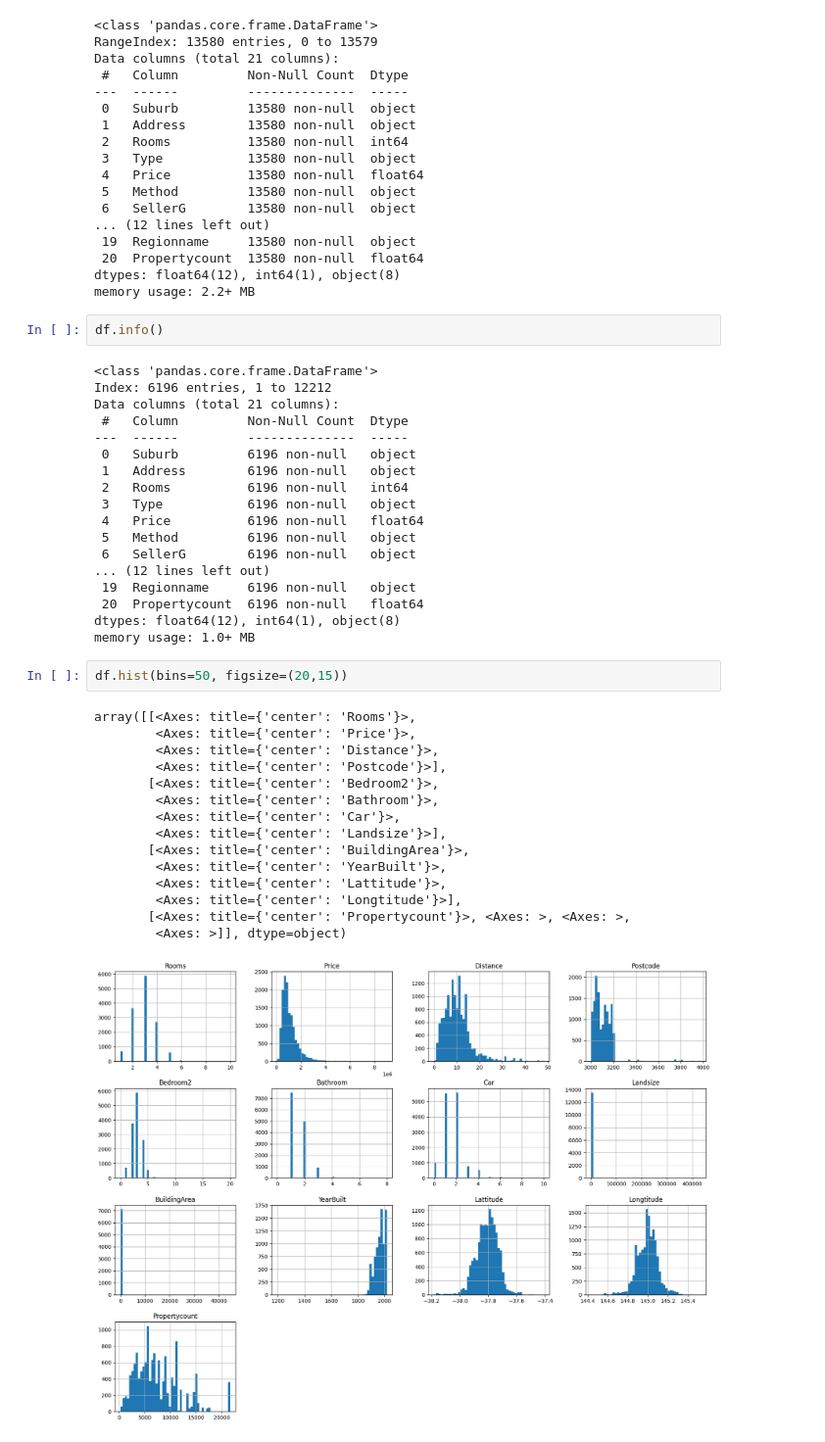
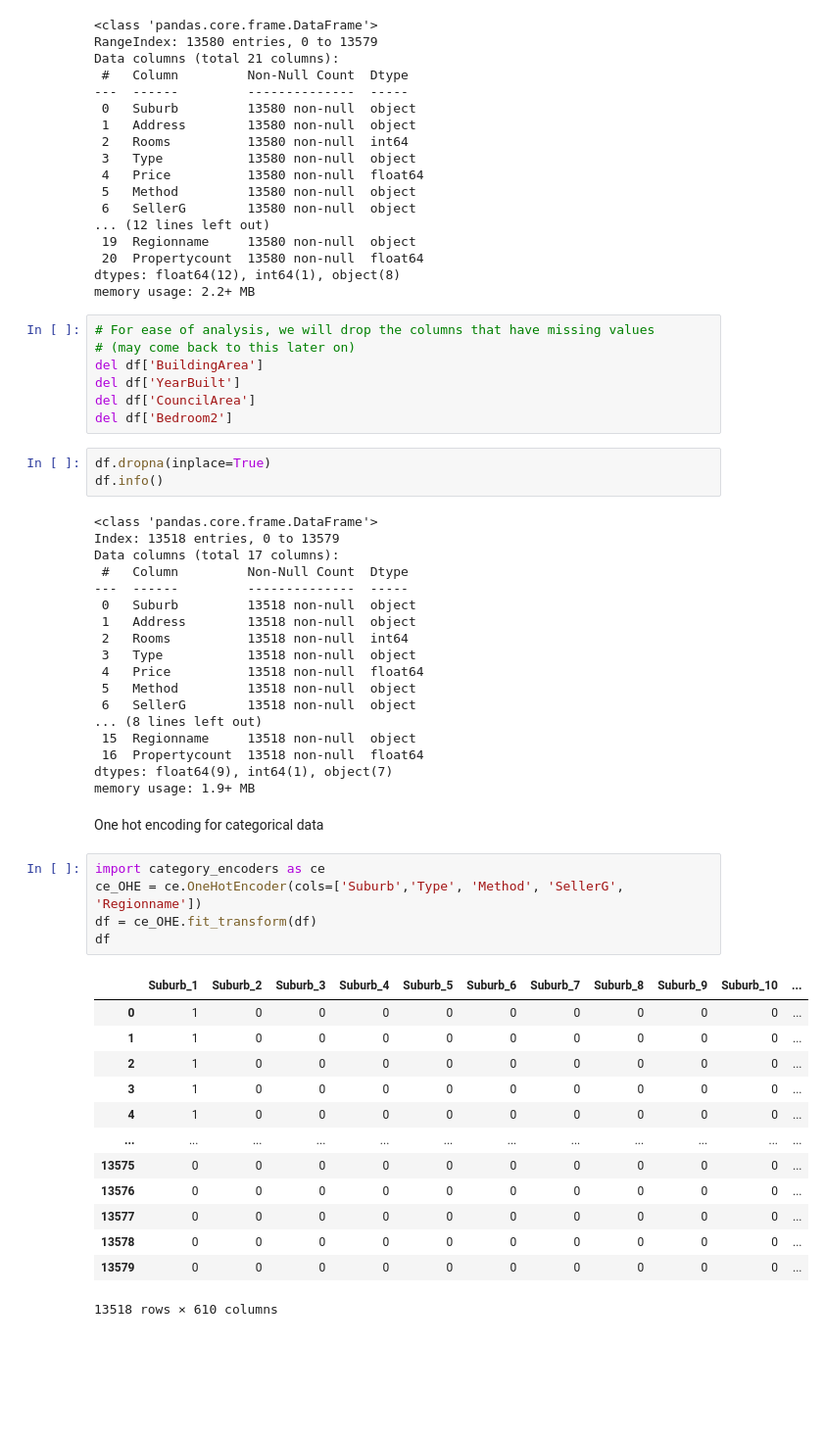
Before and after one commit to onionsp/Realestate-Price-Estimator, a Jupyter notebook: main.ipynb, the cells around one changed output. Shown at 98% size. Cells and saved outputs as stored; diff of their text form; blank space fills up the shorter version.

Commit message:
one hot encoding done (forgot to save previous file)

```diff
--- a/main.ipynb
+++ b/main.ipynb
@@ -48,41 +48,52 @@ Data columns (total 21 columns):
  20  Propertycount  13580 non-null  float64
 dtypes: float64(12), int64(1), object(8)
 memory usage: 2.2+ MB
+# %%
+# For ease of analysis, we will drop the columns that have missing values
+# (may come back to this later on)
+del df['BuildingArea']
+del df['YearBuilt']
+del df['CouncilArea']
+del df['Bedroom2']
 # %%
+df.dropna(inplace=True)
 df.info()
 # %% [output]
 <class 'pandas.core.frame.DataFrame'>
-Index: 6196 entries, 1 to 12212
-Data columns (total 21 columns):
+Index: 13518 entries, 0 to 13579
+Data columns (total 17 columns):
  #   Column         Non-Null Count  Dtype
 ---  ------         --------------  -----
- 0   Suburb         6196 non-null   object
- 1   Address        6196 non-null   object
- 2   Rooms          6196 non-null   int64
- 3   Type           6196 non-null   object
- 4   Price          6196 non-null   float64
- 5   Method         6196 non-null   object
- 6   SellerG        6196 non-null   object
-... (12 lines left out)
- 19  Regionname     6196 non-null   object
- 20  Propertycount  6196 non-null   float64
-dtypes: float64(12), int64(1), object(8)
-memory usage: 1.0+ MB
+ 0   Suburb         13518 non-null  object
+ 1   Address        13518 non-null  object
+ 2   Rooms          13518 non-null  int64
+ 3   Type           13518 non-null  object
+ 4   Price          13518 non-null  float64
+ 5   Method         13518 non-null  object
+ 6   SellerG        13518 non-null  object
+... (8 lines left out)
+ 15  Regionname     13518 non-null  object
+ 16  Propertycount  13518 non-null  float64
+dtypes: float64(9), int64(1), object(7)
+memory usage: 1.9+ MB
-# %%
-df.hist(bins=50, figsize=(20,15))
-# %% [output]
-array([[<Axes: title={'center': 'Rooms'}>,
-        <Axes: title={'center': 'Price'}>,
-        <Axes: title={'center': 'Distance'}>,
-        <Axes: title={'center': 'Postcode'}>],
-       [<Axes: title={'center': 'Bedroom2'}>,
-        <Axes: title={'center': 'Bathroom'}>,
-        <Axes: title={'center': 'Car'}>,
-        <Axes: title={'center': 'Landsize'}>],
-       [<Axes: title={'center': 'BuildingArea'}>,
-        <Axes: title={'center': 'YearBuilt'}>,
-        <Axes: title={'center': 'Lattitude'}>,
-        <Axes: title={'center': 'Longtitude'}>],
-       [<Axes: title={'center': 'Propertycount'}>, <Axes: >, <Axes: >,
-        <Axes: >]], dtype=object)
-[figure, removed]
+# %% [markdown]
+One hot encoding for categorical data
+# %%
+import category_encoders as ce
+ce_OHE = ce.OneHotEncoder(cols=['Suburb','Type', 'Method', 'SellerG', 'Regionname'])
+df = ce_OHE.fit_transform(df)
+df
+# %% [output]
+|  | Suburb_1 | Suburb_2 | Suburb_3 | Suburb_4 | Suburb_5 | Suburb_6 | Suburb_7 | Suburb_8 | Suburb_9 | Suburb_10 | ... |
+| 0 | 1 | 0 | 0 | 0 | 0 | 0 | 0 | 0 | 0 | 0 | ... |
+| 1 | 1 | 0 | 0 | 0 | 0 | 0 | 0 | 0 | 0 | 0 | ... |
+| 2 | 1 | 0 | 0 | 0 | 0 | 0 | 0 | 0 | 0 | 0 | ... |
+| 3 | 1 | 0 | 0 | 0 | 0 | 0 | 0 | 0 | 0 | 0 | ... |
+| 4 | 1 | 0 | 0 | 0 | 0 | 0 | 0 | 0 | 0 | 0 | ... |
+| ... | ... | ... | ... | ... | ... | ... | ... | ... | ... | ... | ... |
+| 13575 | 0 | 0 | 0 | 0 | 0 | 0 | 0 | 0 | 0 | 0 | ... |
+| 13576 | 0 | 0 | 0 | 0 | 0 | 0 | 0 | 0 | 0 | 0 | ... |
+| 13577 | 0 | 0 | 0 | 0 | 0 | 0 | 0 | 0 | 0 | 0 | ... |
+| 13578 | 0 | 0 | 0 | 0 | 0 | 0 | 0 | 0 | 0 | 0 | ... |
+| 13579 | 0 | 0 | 0 | 0 | 0 | 0 | 0 | 0 | 0 | 0 | ... |
+13518 rows × 610 columns
```
Also changed, not shown: parts of 6 cells of this notebook.
